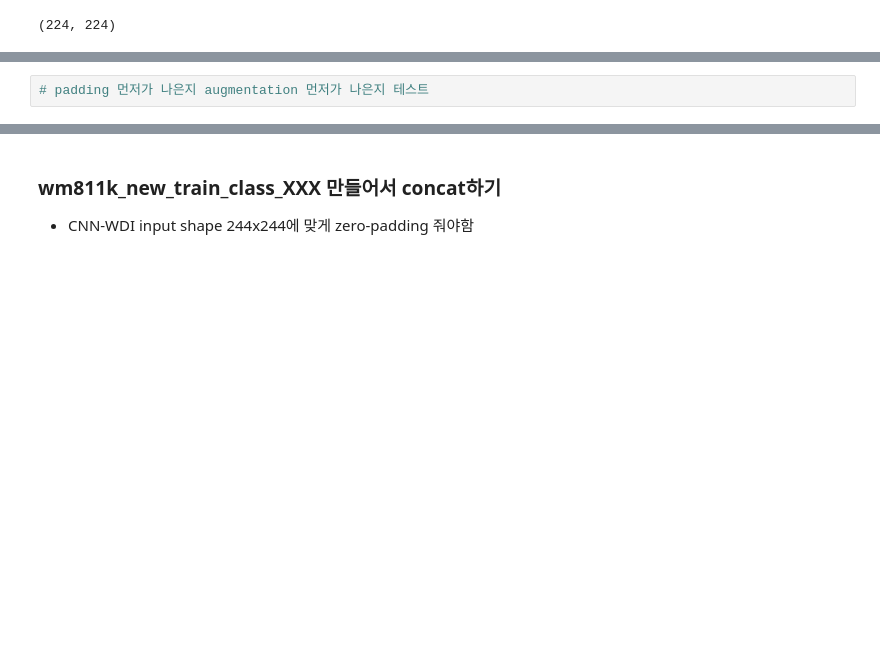
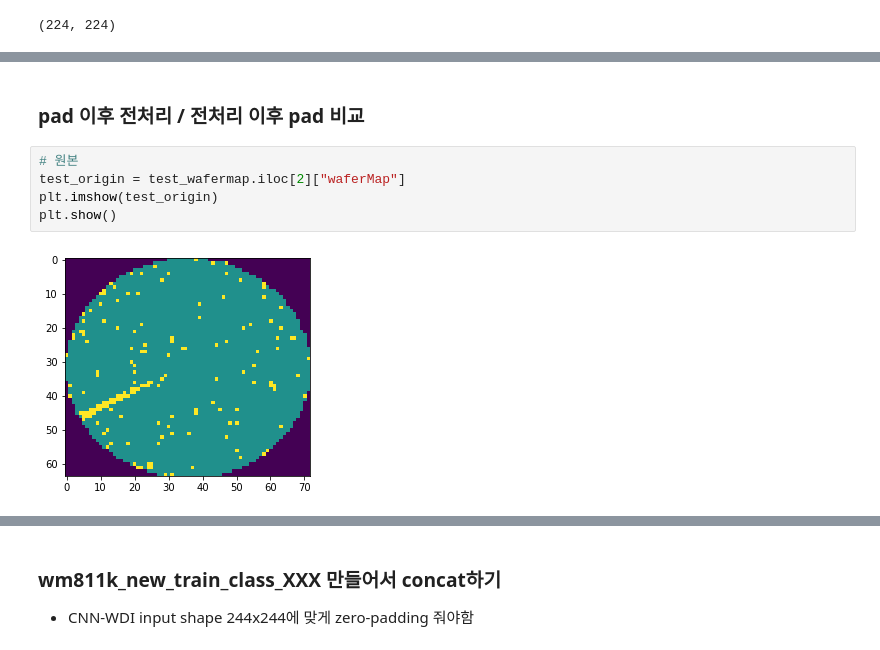
Before and after one commit to jun4879/cbnu_22_1_capstone, a Jupyter notebook: midterm_project/mid_term_project_wafer_classification.ipynb, the cells around one changed output, grey strips where cells are left out. Drawn from its saved outputs; the diff is of its cells as text; blank space fills up the shorter version.

```diff
--- a/midterm_project/mid_term_project_wafer_classification.ipynb
+++ b/midterm_project/mid_term_project_wafer_classification.ipynb
@@ -405,2 +403,9 @@ plt.show()
-# %%
-# padding 먼저가 나은지 augmentation 먼저가 나은지 테스트
+# %% [markdown]
+### pad 이후 전처리 / 전처리 이후 pad 비교
+# %%
+# 원본
+test_origin = test_wafermap.iloc[2]["waferMap"]
+plt.imshow(test_origin)
+plt.show()
+# %% [output]
+[figure, added]
```
Also changed, not shown: parts of 27 cells of this notebook.
